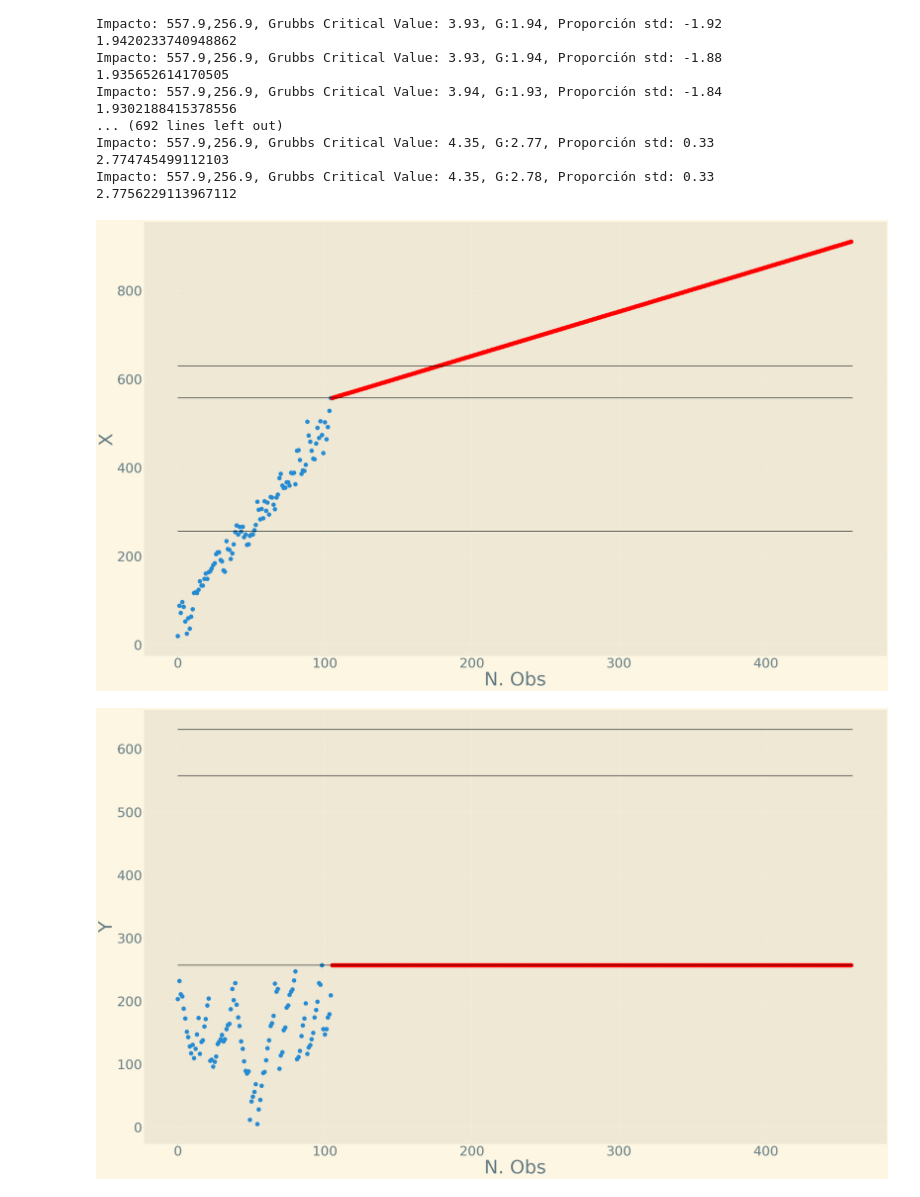
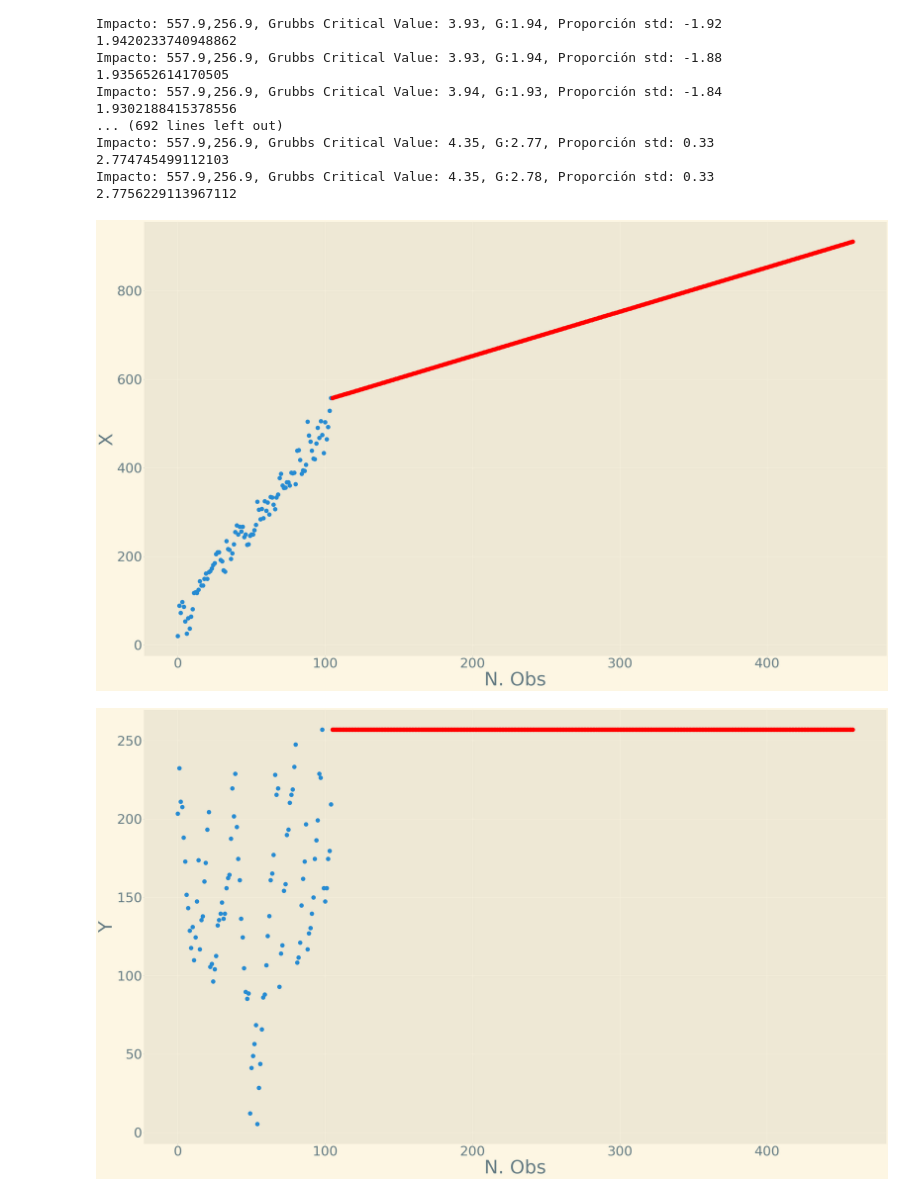
Before and after one commit to arturoTellez/Deteccion_anomalias_homework, a Jupyter notebook: prueba_grubbs_wald/prueba_grubbs_wald.ipynb, the cells around one changed output. Cells and saved outputs as stored; diff of their text form; code cells hidden in the pictures.

```diff
--- a/prueba_grubbs_wald/prueba_grubbs_wald.ipynb
+++ b/prueba_grubbs_wald/prueba_grubbs_wald.ipynb
@@ -188,21 +197,17 @@ plt.scatter(range(N_1, N),X[N_1: N], s = 244, label = "impactos", c = "r")
 plt.xlabel("N. Obs", fontsize = 70)
 plt.xticks(fontsize = 50);
 plt.ylabel("X", fontsize = 70)
-plt.hlines(impacto, 0, N, color = "black")
-plt.yticks(fontsize = 50)
-plt.hlines(np.mean(X), 0, N, color = "black");
+plt.yticks(fontsize = 50);
 # %% [output]
-[figure, old version]
+[figure, new version]
 # %%
 fig = plt.figure(figsize = (50, 30))
 plt.scatter(range(N_1),Y[:N_1], s = 244, label = "original")
 plt.scatter(range(N_1, N),Y[N_1: N], s = 244, label = "impactos", c = "r")
 
 plt.xlabel("N. Obs", fontsize = 70)
 plt.xticks(fontsize = 50);
 plt.ylabel("Y", fontsize = 70)
-plt.hlines(impacto, 0, N, color = "black")
-plt.yticks(fontsize = 50)
-plt.hlines(np.mean(X), 0, N, color = "black");
+plt.yticks(fontsize = 50);
 # %% [output]
-[figure, old version]
+[figure, new version]
```
Also changed, not shown: parts of 7 cells of this notebook, 1 other file.
